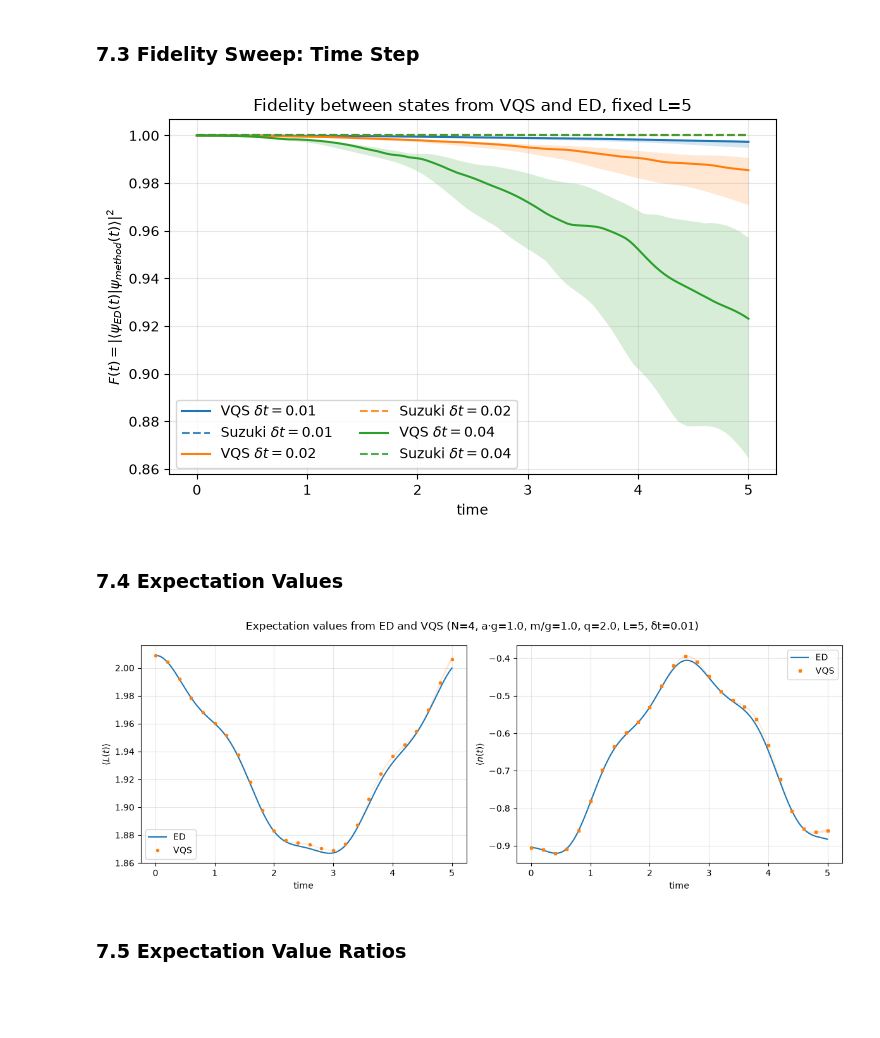
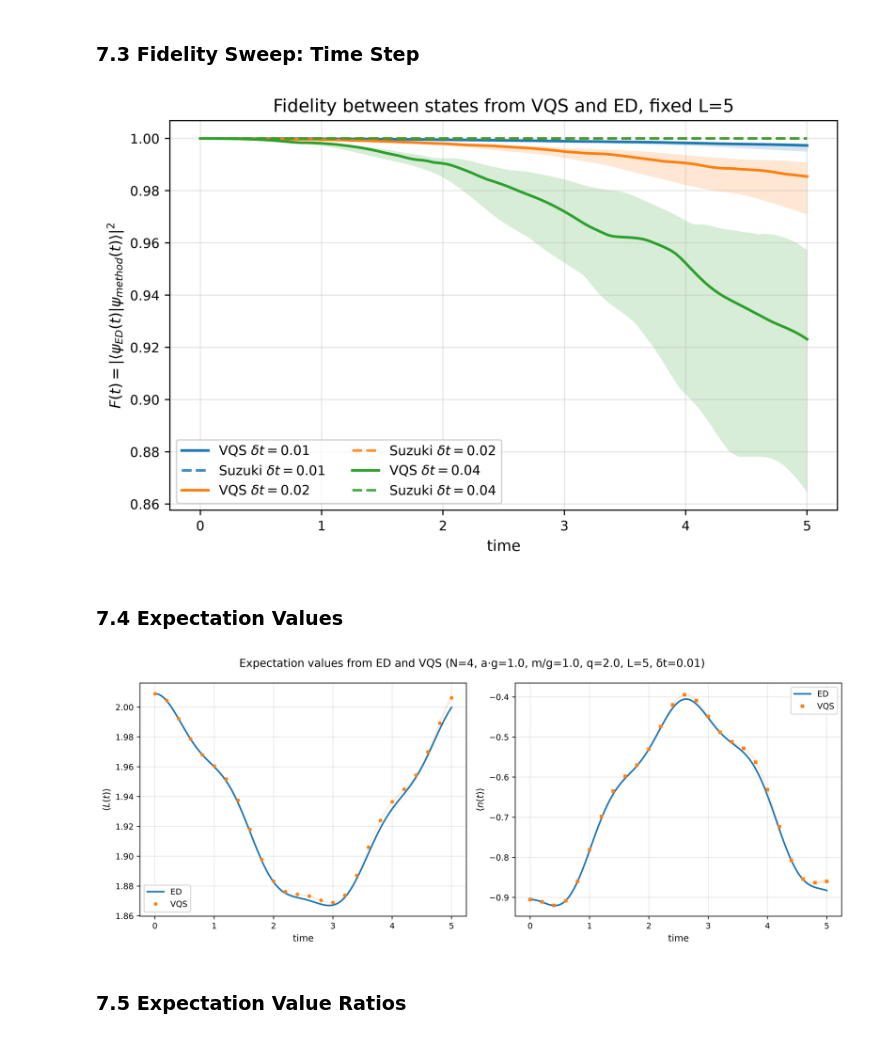
Before and after one commit to Renoir-J/235_Final_Project, a Jupyter notebook: code/main_skeleton.ipynb, the cells around one changed output. Cells and saved outputs as stored; diff of their text form; code cells hidden in the pictures; blank space fills up the shorter version.

```diff
--- a/code/main_skeleton.ipynb
+++ b/code/main_skeleton.ipynb
@@ -234,6 +251,7 @@ def run_layer_sweep_distribution(l_values, physics_config, vqe_config, include_z
         records = [r for r in result.restart_history if isinstance(r["restart"], int) and (include_zero_init or r["restart"] != 0)]
         restart_r_E = onp.array([(result.exact_max_energy - r["energy"]) / denom for r in records])
         rows.append({"L": layer_count, "r_E_mean": float(onp.mean(restart_r_E)),
+                     "r_E_median": float(onp.median(restart_r_E)),
                      "r_E_p25": float(onp.percentile(restart_r_E, 25)),
                      "r_E_p75": float(onp.percentile(restart_r_E, 75)),
                      "sample_count": int(restart_r_E.size)})
@@ -241,6 +259,37 @@ def run_layer_sweep_distribution(l_values, physics_config, vqe_config, include_z
 
 if RUN_LAYER_SWEEP:
     layer_sweep_rows = run_layer_sweep_distribution(LAYER_SWEEP_L_VALUES, PHYSICS_CONFIG, LAYER_SWEEP_VQE_CONFIG, LAYER_SWEEP_INCLUDE_ZERO_INIT)
+    layer_values = onp.array([row["L"] for row in layer_sweep_rows], dtype=int)
+    r_median = onp.array([row["r_E_median"] for row in layer_sweep_rows], dtype=float)
+    r_p25 = onp.array([row["r_E_p25"] for row in layer_sweep_rows], dtype=float)
+    r_p75 = onp.array([row["r_E_p75"] for row in layer_sweep_rows], dtype=float)
+
+    fig, ax = plt.subplots(figsize=PLOT_SINGLE_FIGSIZE)
+    ax.errorbar(
+        layer_values,
+        r_median,
+        yerr=[r_median - r_p25, r_p75 - r_median],
+        fmt="o",
+        capsize=4,
+        color="C0",
+        ecolor="C0",
+        label=f"median and 25-75 percentile ({layer_sweep_rows[0]['sample_count']} samples)",
+    )
+    ax.axhline(1.0, color="0.35", linestyle="--", linewidth=1.6)
+    ax.set_xlabel(r"$L$")
+    ax.set_ylabel(r"$r(E)$")
+    ax.set_title(
+        rf"$N={PHYSICS_CONFIG['N']}, ag={PHYSICS_CONFIG['ag']:.1f}, "
+        rf"m/g={PHYSICS_CONFIG['m_over_g']:.1f}, q={PHYSICS_CONFIG['q_initial']:.0f}$"
+    )
+    ax.set_xticks(layer_values)
+    y_min = float(onp.min(r_p25))
+    margin = max(1e-5, 0.15 * max(1e-8, 1.0 - y_min))
+    ax.set_ylim(max(0.0, y_min - margin), 1.00002)
+    ax.grid(True, alpha=0.3)
+    ax.legend(loc="lower right")
+    fig.tight_layout()
+    plt.show()
 else:
     layer_sweep_rows = []
     print("Layer sweep skipped. Set RUN_LAYER_SWEEP = True to generate the r(E) distribution plot.")
@@ -312,7 +361,7 @@ Loaded Module 3 fixture: ../test_data/module3_trotter/metadata.json
 Module 3 F(T): 0.999999811801046
 # %%
 m3_times = module3_arrays["times"]
-fig, axes = plt.subplots(1, 2, figsize=(11, 4))
+fig, axes = plt.subplots(1, 2, figsize=PLOT_TWO_PANEL_FIGSIZE)
 axes[0].plot(m3_times, module3_arrays["exact_electric_field"], "-", label="exact")
 axes[0].plot(m3_times, module3_arrays["trotter_electric_field"], "o", ms=3, label="Trotter")
 axes[0].set_xlabel("time"); axes[0].set_ylabel(r"$\langle L(t)\rangle$");
@@ -323,7 +372,7 @@ axes[1].set_xlabel("time"); axes[1].set_ylabel(r"$\langle n(t)\rangle$"); axes[1
 fig.suptitle(f"Module 3 Trotter vs exact, q={module3_metadata['config']['q_final']}")
 fig.tight_layout(); plt.show()
 
-plt.figure(figsize=(6, 4))
+plt.figure(figsize=PLOT_SINGLE_FIGSIZE)
 plt.plot(m3_times, module3_arrays["fidelity"], "-o", ms=3)
 plt.xlabel("time"); plt.ylabel(r"$F(t)$")
 plt.title(f"Module 3 Trotter fidelity, n_steps={module3_metadata['config']['n_steps']}")
@@ -602,7 +651,7 @@ Loaded Module 4 ensemble fixture: ../test_data/module4_mclachlan/metadata.json
 if module4_arrays is None:
     print("Layer sweep fidelity plot skipped because Module 4 ensemble data is unavailable.")
 else:
-    fig, ax = plt.subplots(figsize=(7, 4.5))
+    fig, ax = plt.subplots(figsize=PLOT_SINGLE_FIGSIZE)
     for layer_count in MODULE4_LAYER_VALUES:
         times = module4_arrays[f"layer_{layer_count}_times"]
         values = module4_arrays[f"layer_{layer_count}_fidelity"]
@@ -631,7 +680,7 @@ else:
 if module4_arrays is None:
     print("Time-step sweep fidelity plot skipped because Module 4 ensemble data is unavailable.")
 else:
-    fig, ax = plt.subplots(figsize=(7, 4.5))
+    fig, ax = plt.subplots(figsize=PLOT_SINGLE_FIGSIZE)
     for dt in MODULE4_DT_VALUES:
         dt_key = module4_dt_key(dt)
         times = module4_arrays[f"dt_{dt_key}_times"]
@@ -652,7 +701,7 @@ else:
     fig.tight_layout()
     plt.show()
 # %% [output]
-[figure, old version]
+[figure, new version]
 # %% [markdown]
 ### 7.4 Expectation Values
 # %%
@@ -663,35 +712,35 @@ def plot_median_band(ax, times, values, label, linestyle="-", marker=None):
     return line
 
 
 if module4_arrays is None:
     print("Expectation-value plots skipped because Module 4 ensemble data is unavailable.")
 else:
     times = module4_arrays["obs_times"]
-    fig, axes = plt.subplots(1, 2, figsize=(12, 4.5))
+    fig, axes = plt.subplots(1, 2, figsize=PLOT_TWO_PANEL_FIGSIZE)
 
     plot_median_band(axes[0], times, module4_arrays["obs_ed_electric_field"], "ED", linestyle="-")
     plot_median_band(axes[0], times, module4_arrays["obs_vqs_electric_field"], "VQS", linestyle="", marker="o")
     axes[0].set_xlabel("time")
     axes[0].set_ylabel(r"$\langle L(t)\rangle$")
     axes[0].grid(True, alpha=0.3)
     axes[0].legend()
 
     plot_median_band(axes[1], times, module4_arrays["obs_ed_chiral_condensate"], "ED", linestyle="-")
     plot_median_band(axes[1], times, module4_arrays["obs_vqs_chiral_condensate"], "VQS", linestyle="", marker="s")
     axes[1].set_xlabel("time")
     axes[1].set_ylabel(r"$\langle n(t)\rangle$")
     axes[1].grid(True, alpha=0.3)
     axes[1].legend()
 
     fig.suptitle(
         "Expectation values from ED and VQS "
         f"(N={PHYSICS_CONFIG['N']}, a·g={PHYSICS_CONFIG['ag']}, m/g={PHYSICS_CONFIG['m_over_g']}, "
         f"q={PHYSICS_CONFIG['q_final']}, L={MODULE4_FIXED_LAYER}, δt={MODULE4_FIXED_DT})"
     )
     fig.tight_layout()
     plt.show()
 # %% [output]
-[figure, old version]
+[figure, new version]
 # %% [markdown]
 ### 7.5 Expectation Value Ratios
 # %%
```
Also changed, not shown: parts of 6 cells of this notebook, 2 other files.
